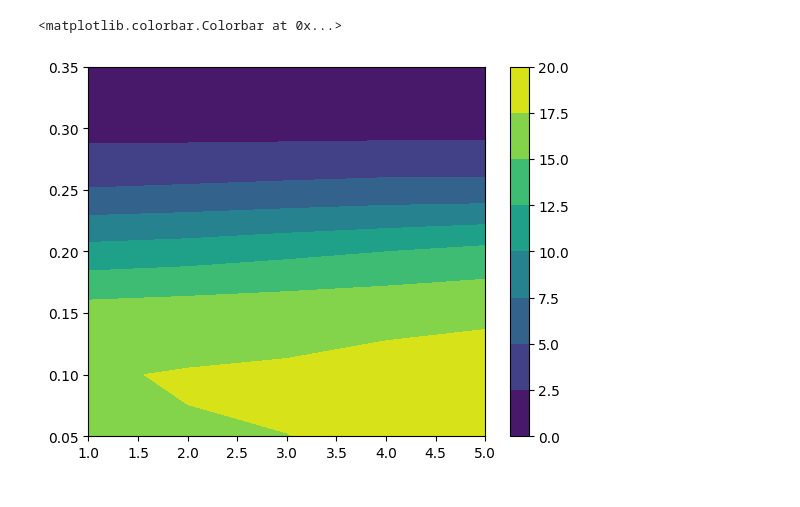
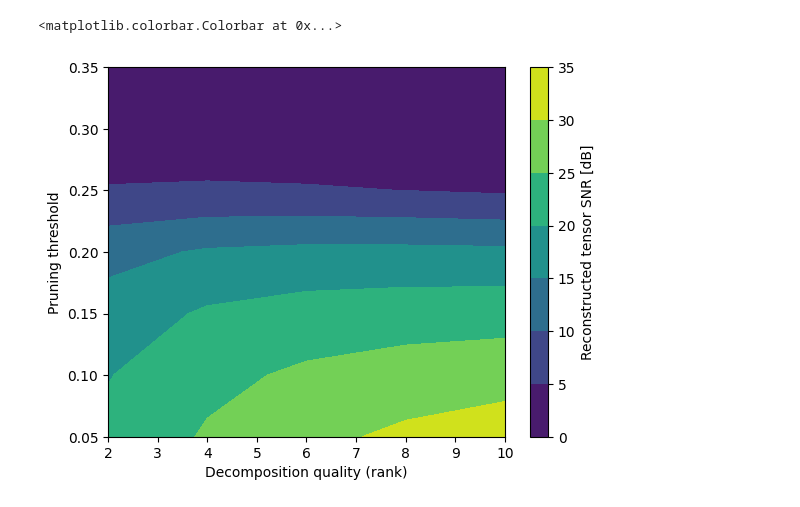
Before and after one commit to Rexyyj/split_DNN_framework, a Jupyter notebook: stable_tests/plot/quality_pruning_snr.ipynb, the cells around one changed output. Saved outputs shown, nothing was run; the diff lists cells and outputs as text; code cells hidden in the pictures.

```diff
--- a/stable_tests/plot/quality_pruning_snr.ipynb
+++ b/stable_tests/plot/quality_pruning_snr.ipynb
@@ -7,6 +7,7 @@ colors = ["tab:blue", "tab:orange","tab:green","tab:purple","tab:brown","tab:pin
 # %%
 jpeg_cha = pd.read_csv("../measurements/jpeg_snr_cha/characteristic.csv")
 reg_cha = pd.read_csv("../measurements/regression_snr_cha/characteristic.csv")
+decom_cha = pd.read_csv("../measurements/decomposition_snr_cha/characteristic.csv")
 # %%
 pruning = [0.05, 0.1, 0.15, 0.2, 0.25,0.3,0.35]
 quality = [60,70,80,90,100]
@@ -14,6 +15,7 @@ quality = [60,70,80,90,100]
 x=[]
 y=[]
 z=[]
+z_std=[]
 cha_df_group =jpeg_cha.groupby("pruning_thresh")
 for p in pruning:
     cha_df = cha_df_group.get_group(p)
@@ -23,9 +25,12 @@ for p in pruning:
         x.append(q)
         y.append(p)
         z.append(cha_plot_df["reconstruct_snr"].mean())
+        z_std.append(cha_plot_df["reconstruct_snr"].std())
 
 x = np.array(x)
 y = np.array(y)
 z = np.array(z)
+z_std = np.array(z_std)
 X, Y = np.meshgrid( quality,pruning)
 Z = z.reshape(Y.shape)
+Z_std = z_std.reshape(Y.shape)
@@ -32,3 +56,29 @@ Z = z.reshape(Y.shape)
+# %%
+pruning = [0.05, 0.1, 0.15, 0.2, 0.25,0.3,0.35]
+quality = [1,2,3,4,5]
+
+x=[]
+y=[]
+z=[]
+z_std=[]
+cha_df_group =reg_cha.groupby("pruning_thresh")
+for p in pruning:
+    cha_df = cha_df_group.get_group(p)
+    cha_quality_df = cha_df.groupby("quality")
+    for q in quality:
+        cha_plot_df= cha_quality_df.get_group(q)
+        x.append(q)
+        y.append(p)
+        z.append(cha_plot_df["reconstruct_snr"].mean())
+        z_std.append(cha_plot_df["reconstruct_snr"].std())
+
+x = np.array(x)
+y = np.array(y)
+z = np.array(z)
+z_std = np.array(z_std)
+X, Y = np.meshgrid( quality,pruning)
+Z = z.reshape(Y.shape)
+Z_std = z_std.reshape(Y.shape)
 # %%
 plt.figure()
 plt.contourf(X, Y, Z)
@@ -39,11 +100,13 @@ plt.colorbar()
 # %%
 pruning = [0.05, 0.1, 0.15, 0.2, 0.25,0.3,0.35]
-quality = [1,2,3,4,5]
+# pruning = [0.05, 0.1, 0.15,0.2,0.25]
+quality = [2,4,6,8,10]
 
 x=[]
 y=[]
 z=[]
-cha_df_group =reg_cha.groupby("pruning_thresh")
+z_std=[]
+cha_df_group =decom_cha.groupby("pruning_thresh")
 for p in pruning:
     cha_df = cha_df_group.get_group(p)
     cha_quality_df = cha_df.groupby("quality")
@@ -52,16 +115,21 @@ for p in pruning:
         x.append(q)
         y.append(p)
         z.append(cha_plot_df["reconstruct_snr"].mean())
+        z_std.append(cha_plot_df["reconstruct_snr"].std())
 
 x = np.array(x)
 y = np.array(y)
 z = np.array(z)
+z_std = np.array(z_std)
 X, Y = np.meshgrid( quality,pruning)
 Z = z.reshape(Y.shape)
+Z_std = z_std.reshape(Y.shape)
 # %%
 plt.figure()
 plt.contourf(X, Y, Z)
-plt.colorbar()
+plt.xlabel("Decomposition quality (rank)")
+plt.ylabel("Pruning threshold")
+plt.colorbar(label="Reconstructed tensor SNR [dB]")
 # %% [output]
 <matplotlib.colorbar.Colorbar at 0x...>
-[figure, old version]
+[figure, new version]
```
Also changed, not shown: parts of 5 cells of this notebook, 7 other files.
